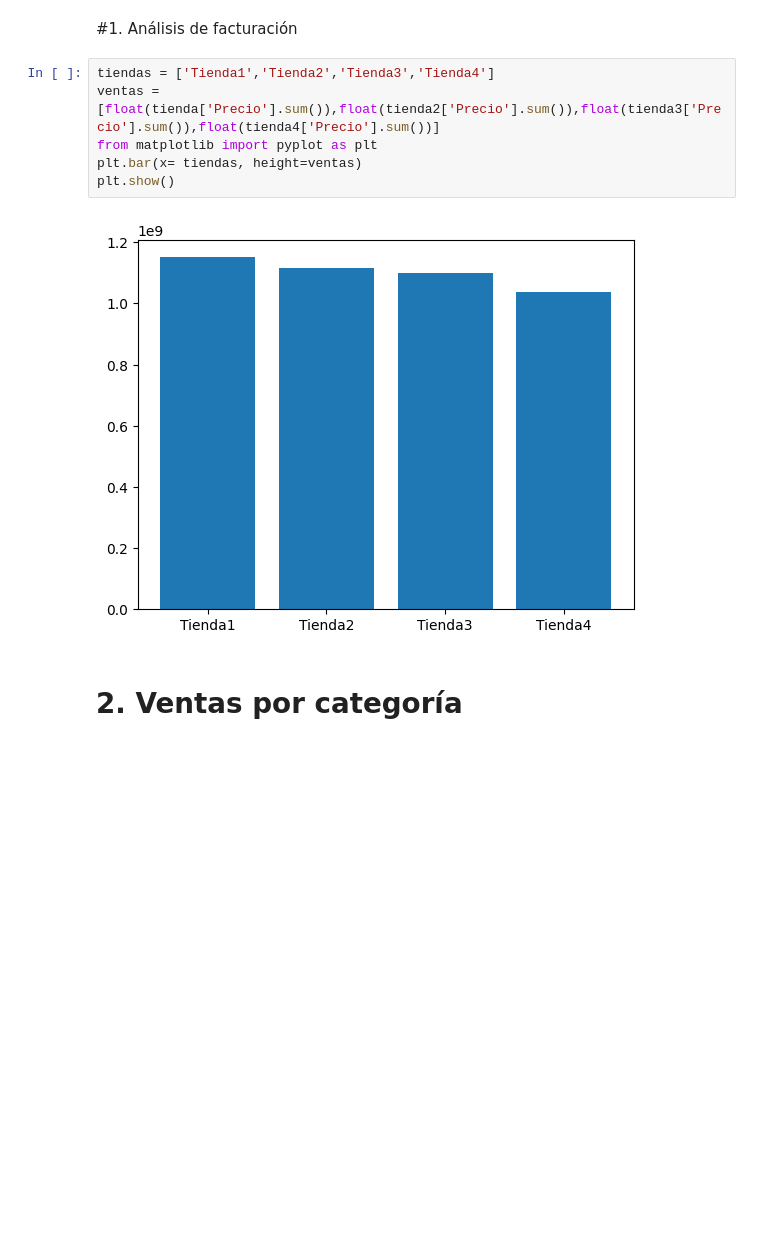
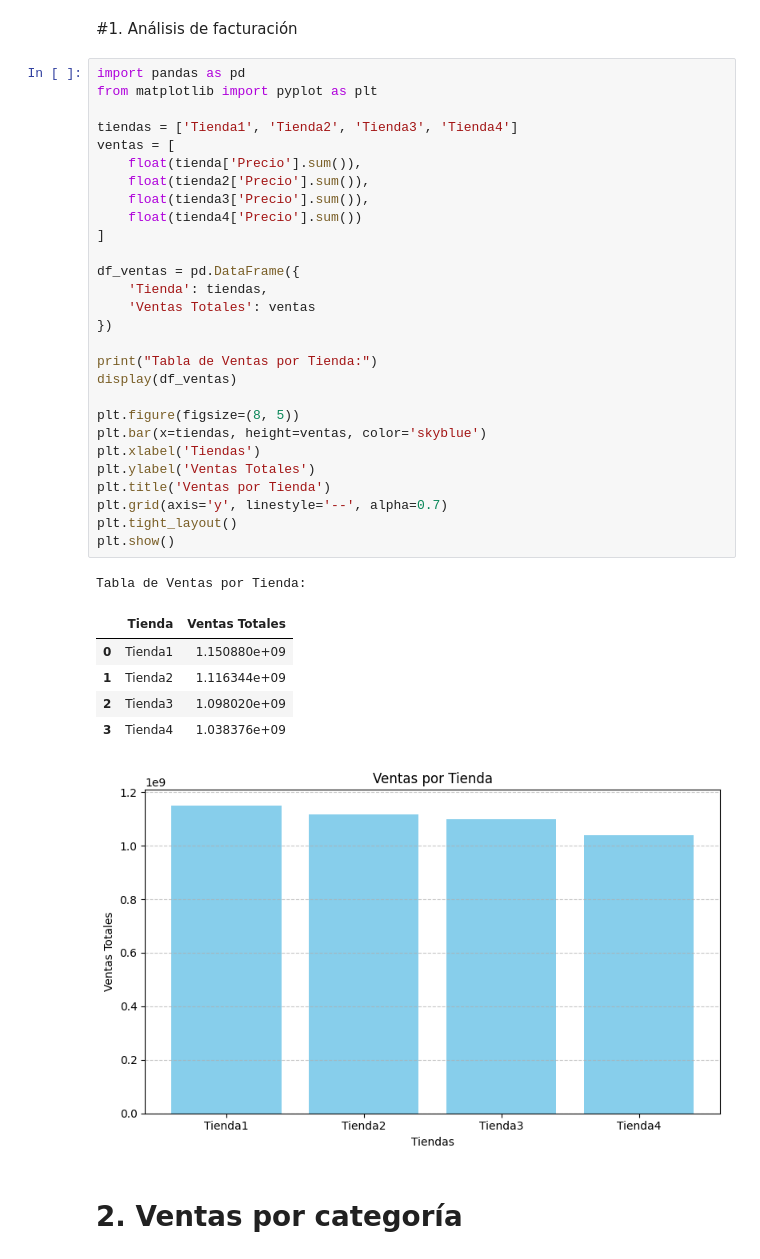
Before and after one commit to cristianortega0/challenge1-data-science-latam, a Jupyter notebook: alurastorelatam.ipynb, the cells around one changed output. Cells and saved outputs as stored; diff of their text form; blank space fills up the shorter version.

```diff
--- a/alurastorelatam.ipynb
+++ b/alurastorelatam.ipynb
@@ -26,12 +26,40 @@ tienda.head()
 # %% [markdown]
 #1. Análisis de facturación
 # %%
-tiendas = ['Tienda1','Tienda2','Tienda3','Tienda4']
-ventas =[float(tienda['Precio'].sum()),float(tienda2['Precio'].sum()),float(tienda3['Precio'].sum()),float(tienda4['Precio'].sum())]
+import pandas as pd
 from matplotlib import pyplot as plt
-plt.bar(x= tiendas, height=ventas)
+
+tiendas = ['Tienda1', 'Tienda2', 'Tienda3', 'Tienda4']
+ventas = [
+    float(tienda['Precio'].sum()),
+    float(tienda2['Precio'].sum()),
+    float(tienda3['Precio'].sum()),
+    float(tienda4['Precio'].sum())
+]
+
+df_ventas = pd.DataFrame({
+    'Tienda': tiendas,
+    'Ventas Totales': ventas
+})
+
+print("Tabla de Ventas por Tienda:")
+display(df_ventas)
+
+plt.figure(figsize=(8, 5))
+plt.bar(x=tiendas, height=ventas, color='skyblue')
+plt.xlabel('Tiendas')
+plt.ylabel('Ventas Totales')
+plt.title('Ventas por Tienda')
+plt.grid(axis='y', linestyle='--', alpha=0.7)
+plt.tight_layout()
 plt.show()
 # %% [output]
+Tabla de Ventas por Tienda:
+|  | Tienda | Ventas Totales |
+| 0 | Tienda1 | 1.150880e+09 |
+| 1 | Tienda2 | 1.116344e+09 |
+| 2 | Tienda3 | 1.098020e+09 |
+| 3 | Tienda4 | 1.038376e+09 |
-[figure, old version]
+[figure, new version]
 # %% [markdown]
 # 2. Ventas por categoría
```
Also changed, not shown: parts of 10 cells of this notebook.
